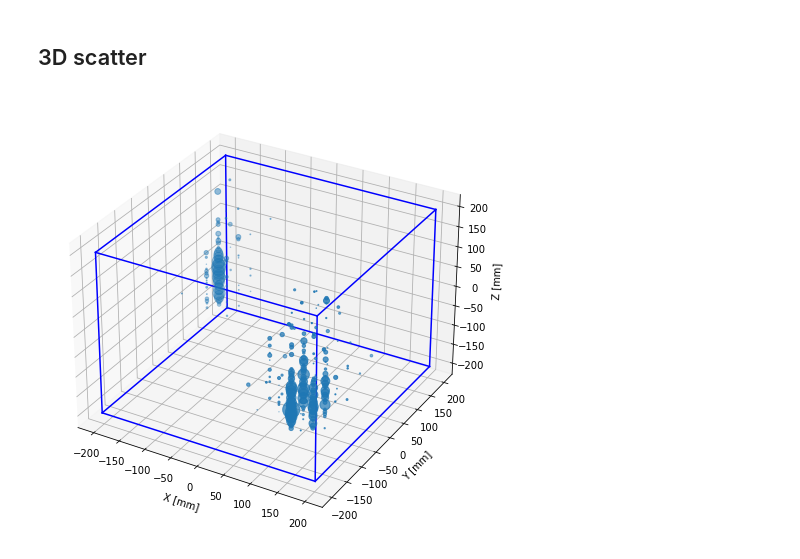
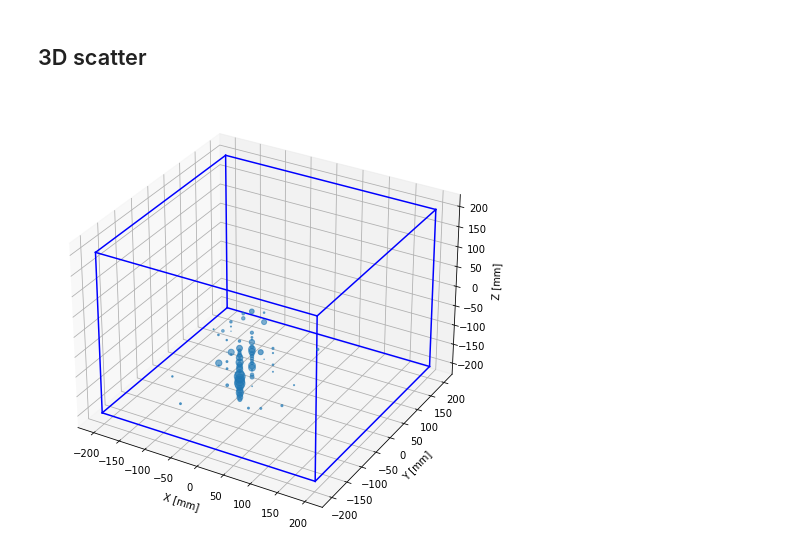
Before and after one commit to dachengx/Calorimeter, a Jupyter notebook: Energy.ipynb, the cells around one changed output. Drawn from its saved outputs; the diff is of its cells as text; code cells hidden in the pictures.

Commit message:
Save truth energy and incident position

```diff
--- a/Energy.ipynb
+++ b/Energy.ipynb
@@ -9,5 +10,5 @@ import matplotlib.pyplot as plt
 # %%
-file = '/home/xudc/Calorimeter/build/B4.root'
+file = '/home/xudc/Calorimeter/build/gamma_1.root'
 # %%
 f = uproot.open(file)
 # %%
@@ -17,7 +18,8 @@ f.keys()
 # %%
-energy = uproot.open(file + ':' + 'Energy')
+energy = uproot.open(file + ':' + 'Energy3D')
 xyz = uproot.open(file + ':' + 'XYZ')
+truth = uproot.open(file + ':' + 'Truth')
 # %%
-deposit = np.vstack([energy[e].array(library='np') for e in tqdm(energy.keys())])
+deposit3d = np.vstack([energy[e].array(library='np') for e in tqdm(energy.keys())])
 # %%
-position = np.vstack([xyz[e].array(library='np') for e in tqdm(xyz.keys())])
+position3d = np.vstack([xyz[e].array(library='np') for e in tqdm(xyz.keys())])
@@ -26,18 +30,18 @@ position = np.vstack([xyz[e].array(library='np') for e in tqdm(xyz.keys())])
 # %%
 i = 10
 
 fig = plt.figure(figsize=(8, 8))
 ax = fig.gca(projection='3d')
-ax.scatter(position[0, :], position[1, :], position[2, :], s=deposit[:, i] * 10)
+ax.scatter(position3d[0, :], position3d[1, :], position3d[2, :], s=deposit3d[:, i] * 10)
 xl = yl = 40.4 * 10 / 2
 zl = (2 * 66 + 4 * 67) / 2
 for s, e in combinations(np.array(list(product([-xl, xl], [-yl, yl], [-zl, zl]))), 2):
     if ((s - e) == 0).sum() == 2:
         ax.plot3D(*zip(s, e), color='b')
 ax.set_xlabel('X [mm]')
 ax.set_ylabel('Y [mm]')
 ax.set_zlabel('Z [mm]')
 
 plt.show()
 # %% [output]
-[figure, old version]
+[figure, new version]
```
Also changed, not shown: parts of 4 cells of this notebook, 8 other files.
